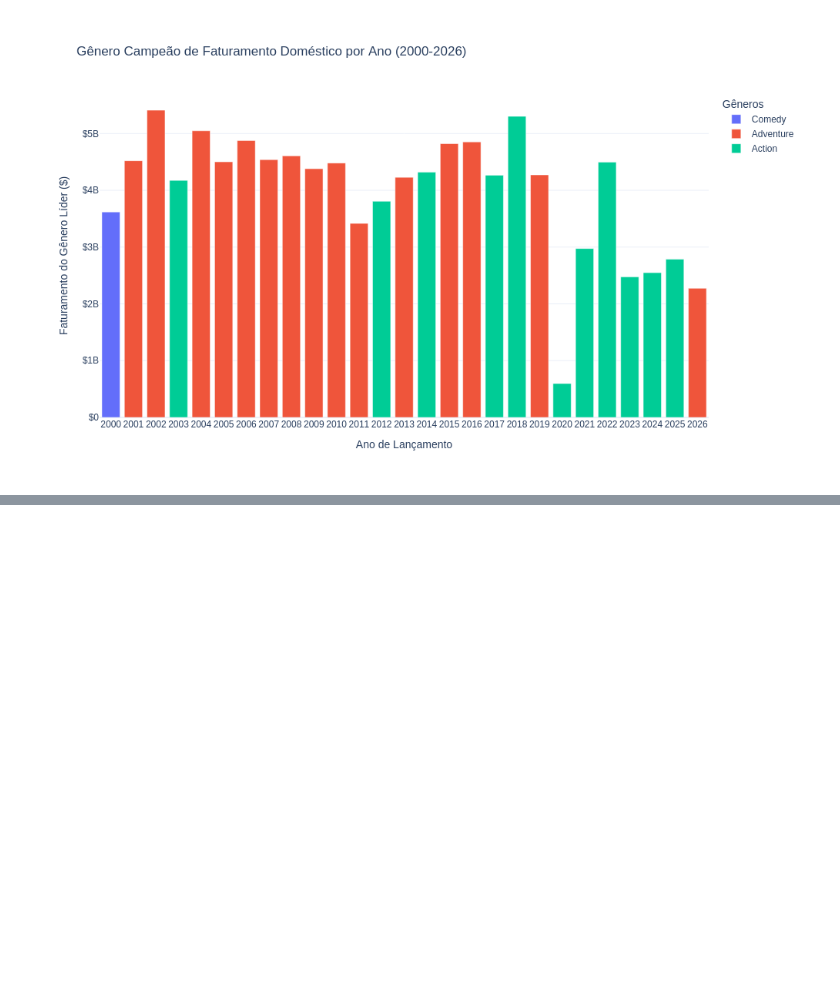
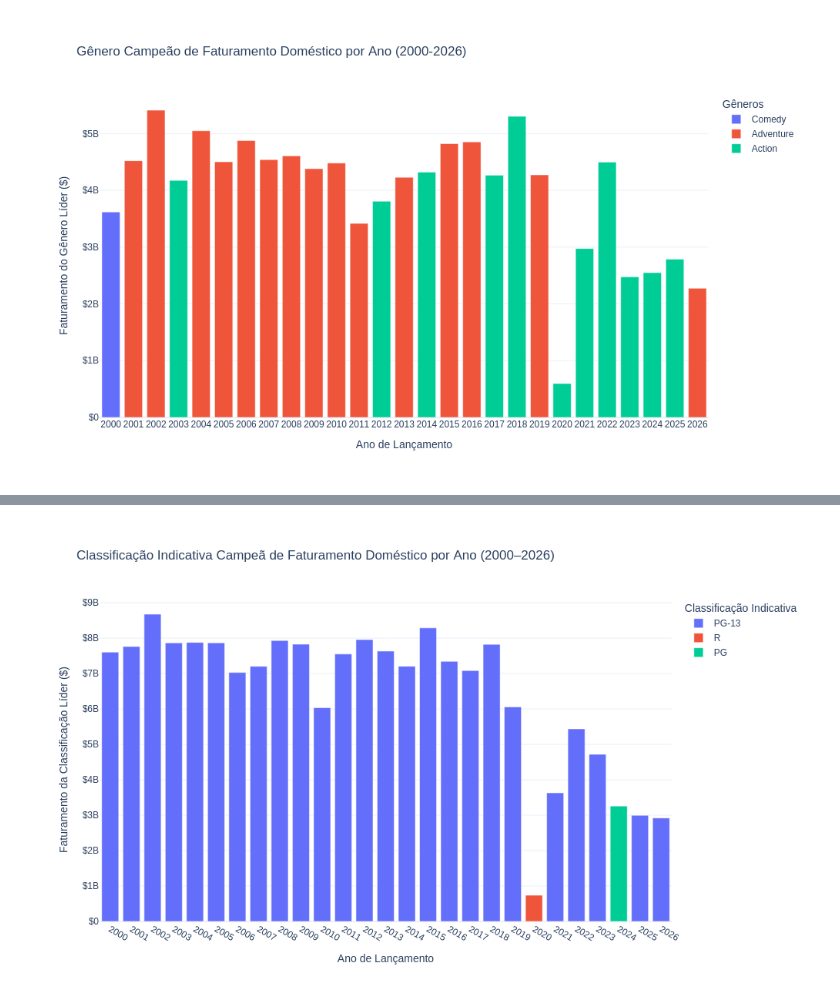
Before and after one commit to samuelsilvg/CD-boxOfficeAnalysis, a Jupyter notebook: notebooks/analise_P4.ipynb, the cells around one changed output, grey strips where cells are left out. Saved outputs shown, nothing was run; the diff lists cells and outputs as text; code cells hidden in the pictures; blank space fills up the shorter version.

```diff
--- a/notebooks/analise_P4.ipynb
+++ b/notebooks/analise_P4.ipynb
@@ -153,0 +97,49 @@ fig.show()
+# %%
+candidatos_rating = ['rating', 'mpaa_rating', 'classificacao', 'content_rating']
+col_rating = next((c for c in candidatos_rating if c in df.columns), None)
+
+if col_rating:
+    # 2. Agrupa por ano e classificação somando o faturamento total ajustado
+    df_fat_rating_ano = (
+        df.groupby(['year', col_rating], dropna=False)['domestic_bo']
+        .sum()
+        .reset_index()
+    )
+    df_fat_rating_ano[col_rating] = df_fat_rating_ano[col_rating].fillna('Não Informado').astype(str)
+
+    # 3. Filtra apenas a classificação com o MAIOR faturamento para cada ano
+    idx_max_rating = df_fat_rating_ano.groupby('year')['domestic_bo'].idxmax()
+    df_top_rating = df_fat_rating_ano.loc[idx_max_rating].reset_index(drop=True)
+
+    # 4. Ordena estritamente por ano e converte para string
+    df_top_rating = df_top_rating.sort_values('year').reset_index(drop=True)
+    df_top_rating['year'] = df_top_rating['year'].astype(str)
+
+    # 5. Cria o gráfico de barras travando a ordem exata dos anos
+    fig_rating_ano = px.bar(
+        df_top_rating,
+        x='year',
+        y='domestic_bo',
+        color=col_rating,
+        title='Classificação Indicativa Campeã de Faturamento Doméstico por Ano (2000–2026)',
+        labels={
+            'year': 'Ano de Lançamento',
+            'domestic_bo': 'Faturamento da Classificação Líder ($)',
+            col_rating: 'Classificação Indicativa'
+        },
+        category_orders={'year': df_top_rating['year'].tolist()}
+    )
+
+    # 6. Ajustes visuais
+    fig_rating_ano.update_layout(
+        width=1000,
+        height=600,
+        template='plotly_white'
+    )
+    fig_rating_ano.update_yaxes(tickprefix='$', separatethousands=True)
+
+    fig_rating_ano.show()
+else:
+    print("Aviso: Coluna de classificação indicativa não encontrada no DataFrame.")
+# %% [output]
+[figure, added]
```
Also changed, not shown: parts of 3 cells of this notebook, 3 other files.
